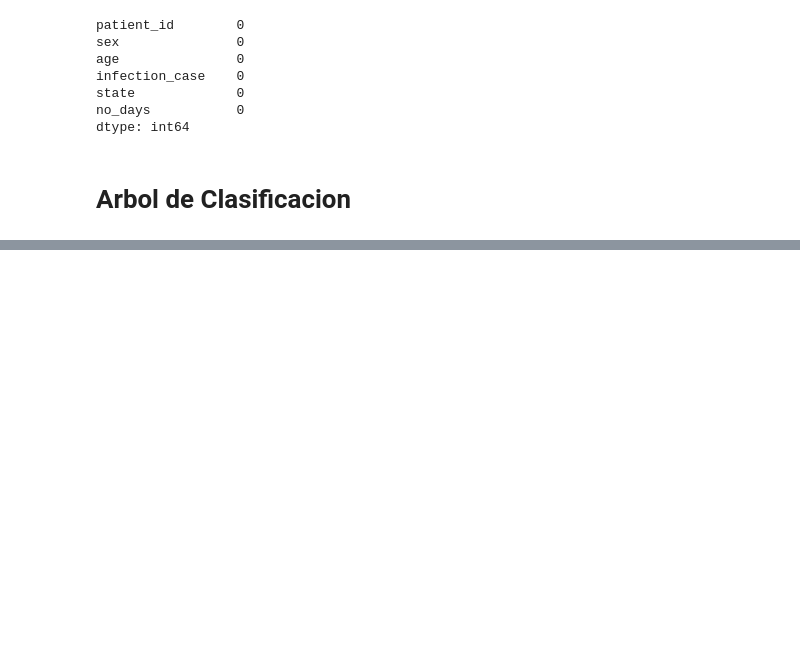
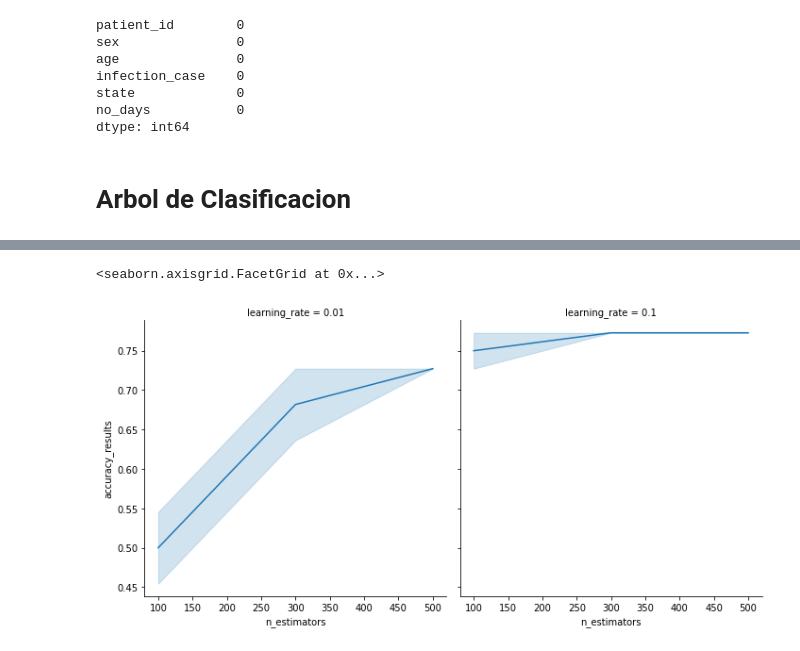
Before and after one commit to sherna90/mineria_datos, a Jupyter notebook: 5.-arboles.ipynb, the cells around one changed output, grey strips where cells are left out. Saved outputs shown, nothing was run; the diff lists cells and outputs as text; code cells hidden in the pictures; blank space fills up the shorter version.

```diff
--- a/5.-arboles.ipynb
+++ b/5.-arboles.ipynb
@@ -162,0 +245,6 @@ weighted avg       0.96      0.96      0.96       323
+# %%
+sns.relplot(x="n_estimators", y="accuracy_results",
+            col="learning_rate",kind="line", legend="full",col_wrap=2, data=results)
+# %% [output]
+<seaborn.axisgrid.FacetGrid at 0x...>
+[figure, added]
```
Also changed, not shown: parts of 13 cells of this notebook.
